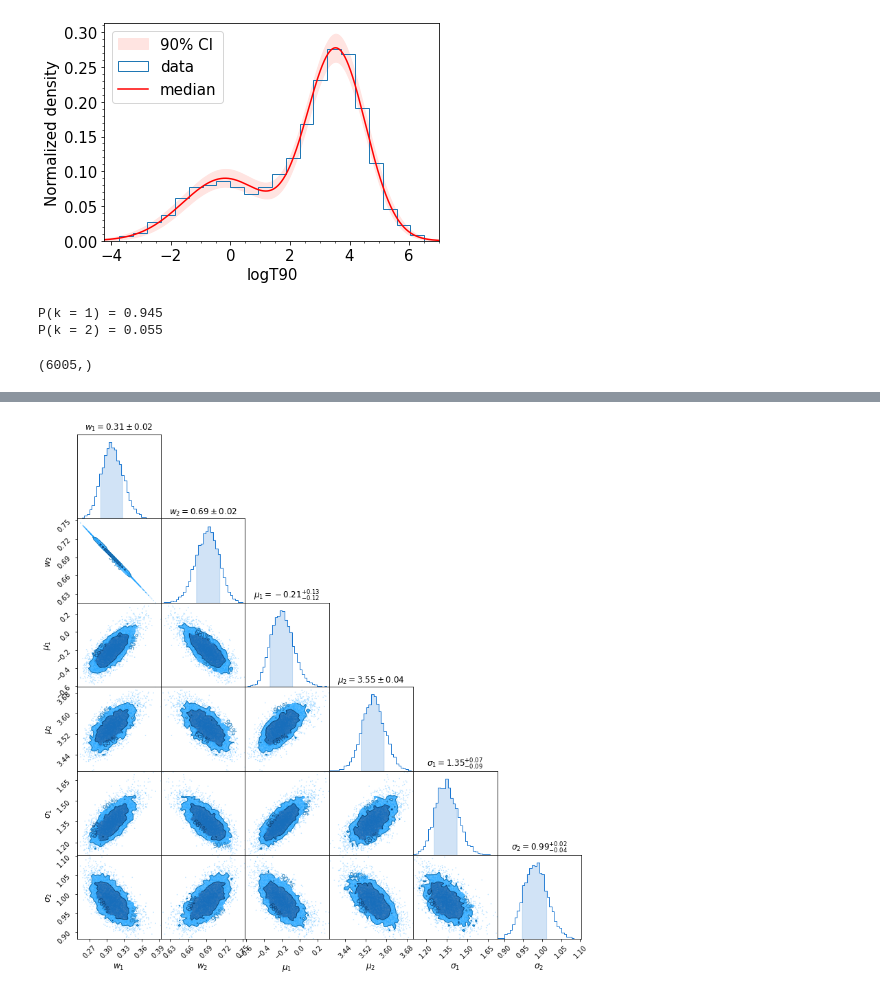
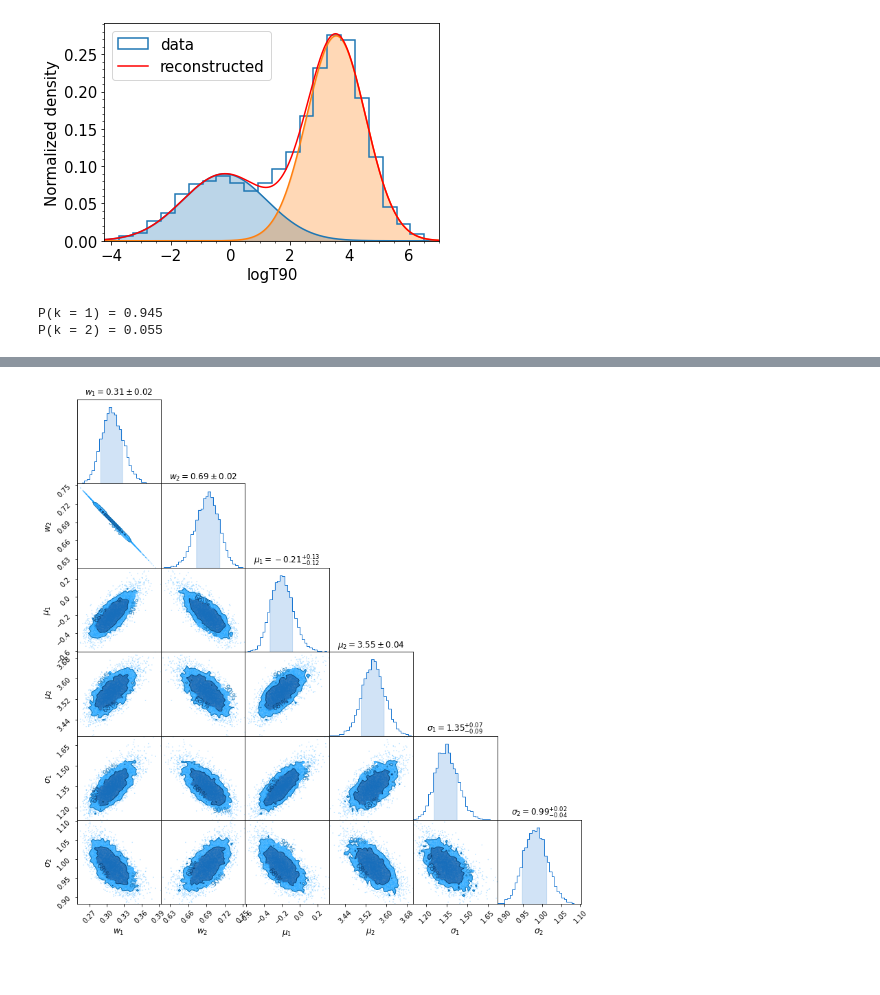
Before and after one commit to fdesanti/nested_sampling, a Jupyter notebook: posterior_analysis.ipynb, the cells around one changed output, grey strips where cells are left out. Drawn from its saved outputs; the diff is of its cells as text; code cells hidden in the pictures.

Commit message:
added mixture plots and minor refinements

```diff
--- a/posterior_analysis.ipynb
+++ b/posterior_analysis.ipynb
@@ -6,32 +6,25 @@ import pandas as pd
 # %%
 #%matplotlib widget
 n_gauss = 2
 path = f'results/{n_gauss}gauss_additional_priors'#_gaussian_errors'
 #path = 'results/2gauss'
 data_file = 'data/GRB_data.txt'
 
 #retrieve data
 data = np.genfromtxt(data_file)
 logT90, dlogT90, HR = data.T
 
 #retrieve posterior samples
 posteriors = Posteriorsamples(path, 'posterior.dat')
 best_estimates, _ = posteriors.get_best_estimate(CL='68')
-posteriors.plot_posterior_mixture(data = logT90, CL=90)
+posteriors.plot_posterior_mixture(data = logT90)
 
 T90 = np.log(2)
 P1 = posteriors.compute_class_prob(T90, 1)
 P2 = posteriors.compute_class_prob(T90, 2)
 if n_gauss == 3:
     P3 = posteriors.compute_class_prob(T90, 3)
 # %% [output]
-[figure, old version]
+[figure, new version]
 P(k = 1) = 0.945
 P(k = 2) = 0.055
-# %%
-x = np.random.uniform(size=(10,100))
-
-np.percentile(x, 10, axis = 0).shape
-posteriors.samples['mu_2'].shape
-# %% [output]
-(6005,)
```
Also changed, not shown: parts of 2 cells of this notebook, 13 other files.
